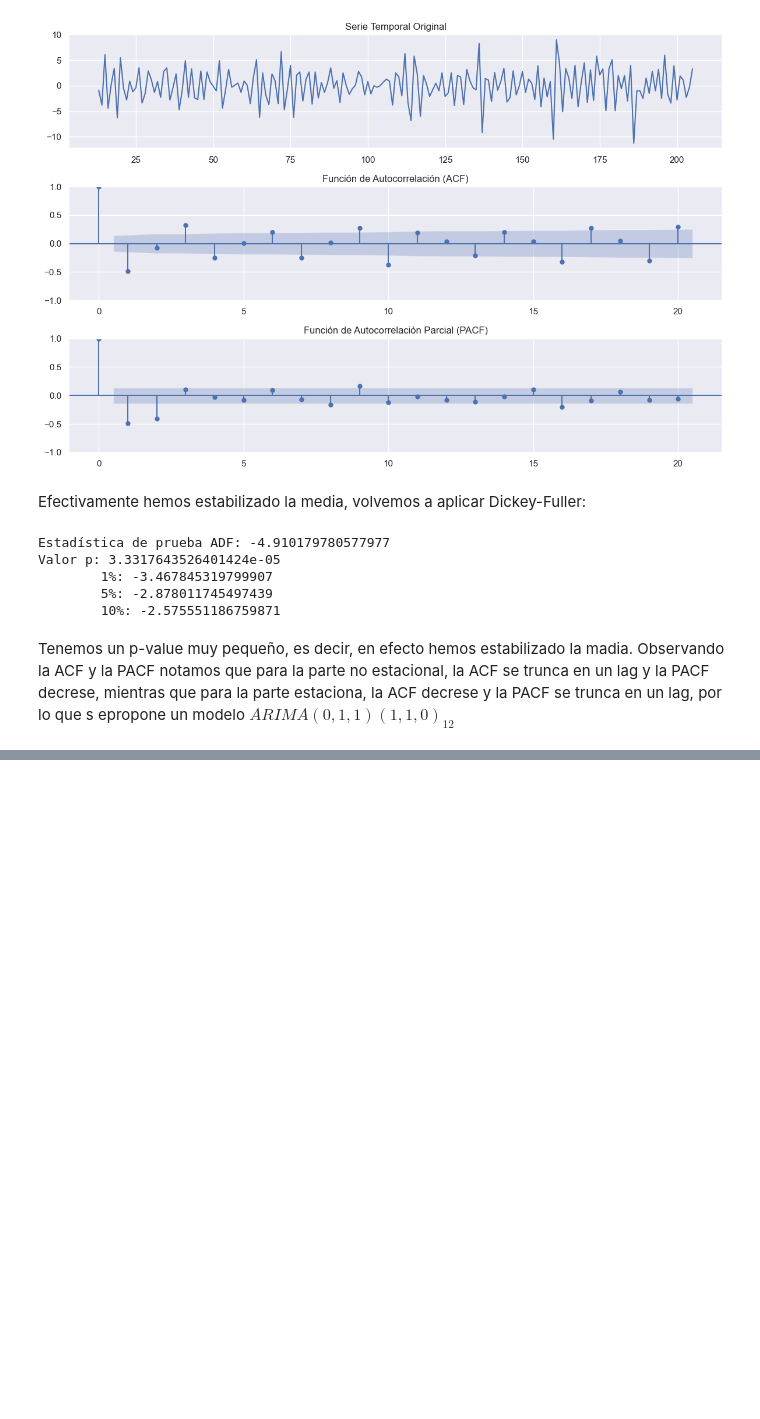
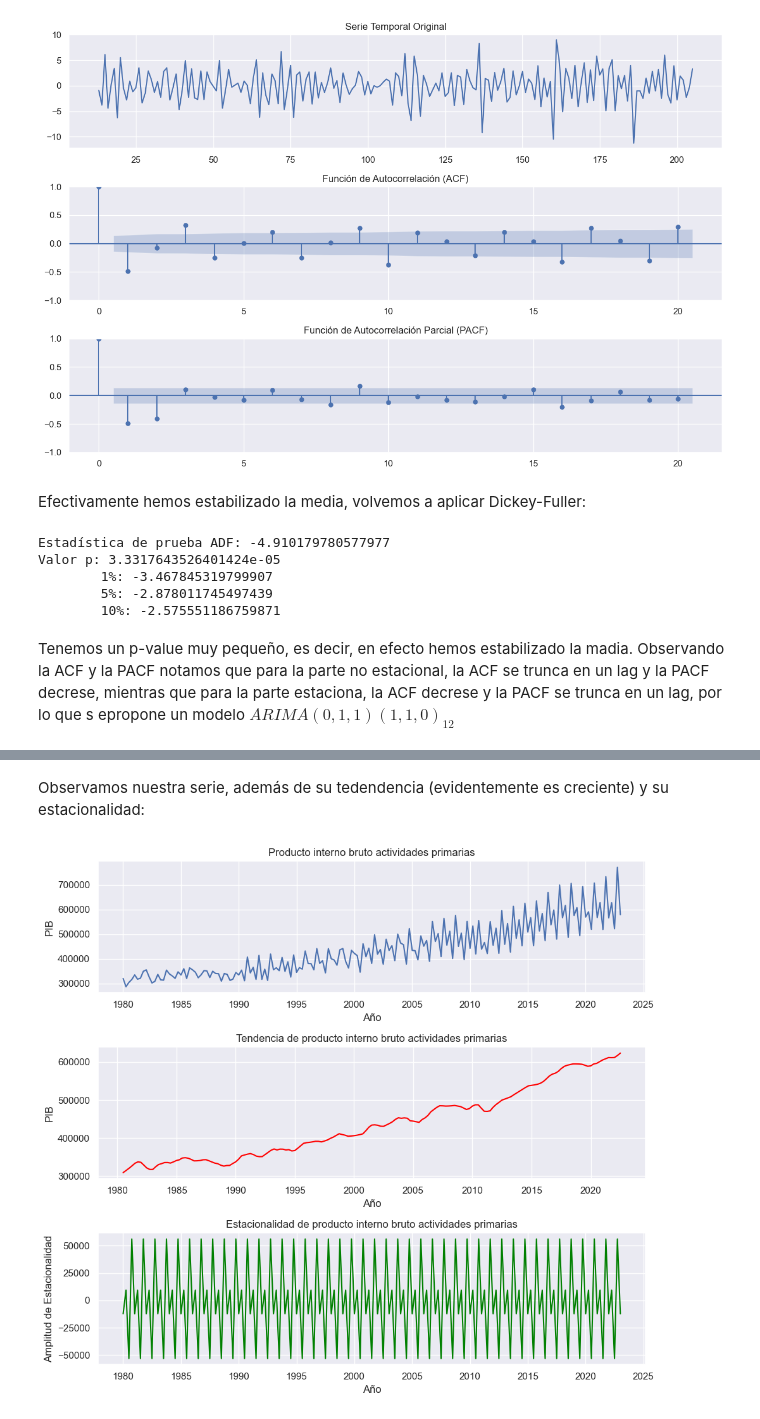
Before and after one commit to maferpy/unidad9, a Jupyter notebook: pronosticos.ipynb, the cells around one changed output, grey strips where cells are left out. Saved outputs shown, nothing was run; the diff lists cells and outputs as text; code cells hidden in the pictures; blank space fills up the shorter version.

Commit message:
Otro ejercicio, descomposición

```diff
--- a/pronosticos.ipynb
+++ b/pronosticos.ipynb
@@ -613,0 +675,10 @@ predicciones = resultado.predict(start=0, end=len(serie_temporal) + 5)  # Predic
+# %%
+df = pd.read_excel("ProductoIA2.xlsx")
+df.columns = ['Periodos', 'PIB']
+def convertir_fecha_trimestral(fecha_str):
+    year, quarter = fecha_str.split('/')
+    month = int(quarter) * 3 - 2
+    return pd.Timestamp(year=int(year), month=month, day=1)
+
+df['Periodos'] = df['Periodos'].apply(convertir_fecha_trimestral)
+df.set_index('Periodos', inplace=True)
@@ -613,0 +687,32 @@ predicciones = resultado.predict(start=0, end=len(serie_temporal) + 5)  # Predic
+# %% [markdown]
+Observamos nuestra serie, además de su tedendencia (evidentemente es creciente) y su estacionalidad:
+# %%
+# A continuación, realiza la descomposición estacional
+result = seasonal_decompose(df['PIB'], model='additive')
+
+# Graficar los datos originales
+plt.figure(figsize=(10,9))
+plt.subplot(3, 1, 1)
+plt.plot(df.index, df['PIB'])
+plt.title("Producto interno bruto actividades primarias")
+plt.xlabel("Año")
+plt.ylabel("PIB")
+
+# Graficar la tendencia
+plt.subplot(3, 1, 2)
+plt.plot(result.trend, color='red')
+plt.title("Tendencia de producto interno bruto actividades primarias")
+plt.xlabel("Año")
+plt.ylabel("PIB")
+
+# Graficar la estacionalidad
+plt.subplot(3, 1, 3)
+plt.plot(result.seasonal,color='green')
+plt.title("Estacionalidad de producto interno bruto actividades primarias")
+plt.xlabel("Año")
+plt.ylabel('Amplitud de Estacionalidad')
+
+plt.tight_layout()
+plt.show()
+# %% [output]
+[figure, added]
```
Also changed, not shown: parts of 19 cells of this notebook.
